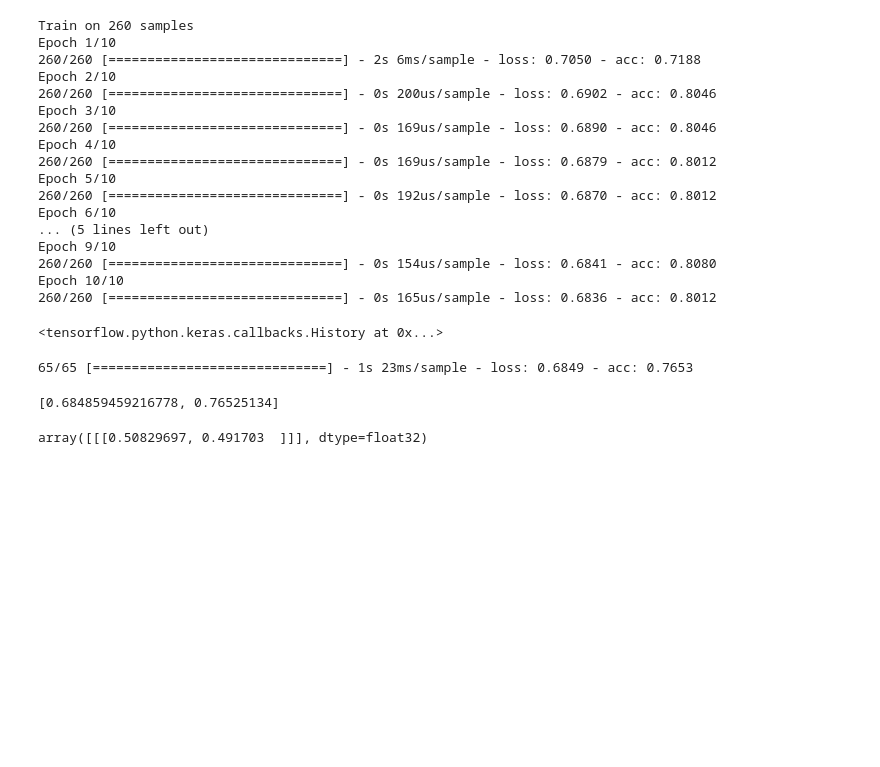
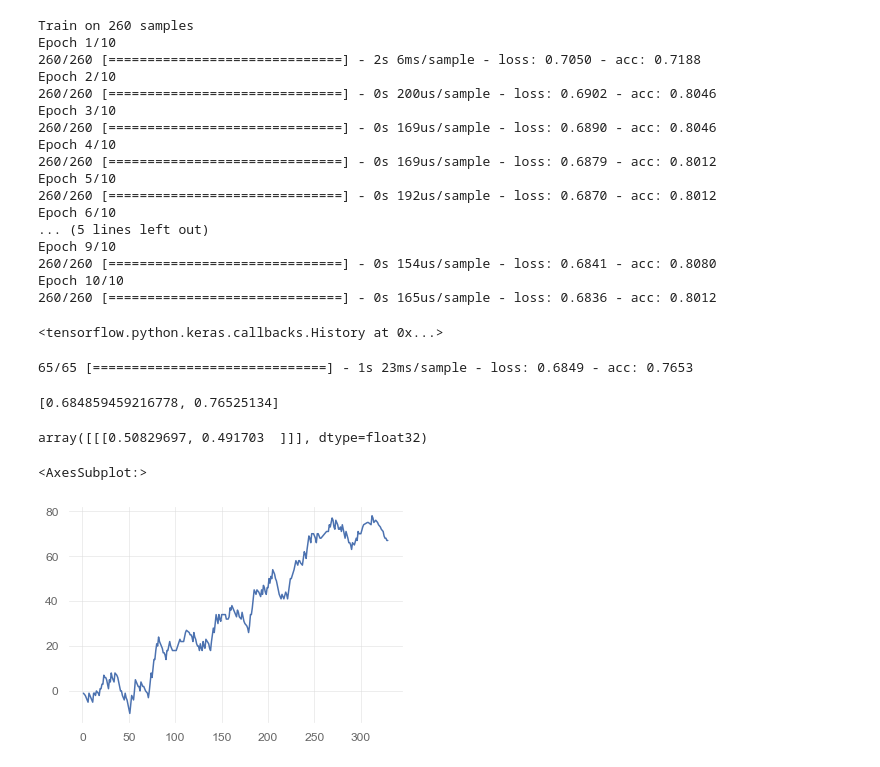
Before and after one commit to devesh2003/Binance-Data-Analysis, a Jupyter notebook: RNN_MA_Strategy.ipynb, the cells around one changed output. Drawn from its saved outputs; the diff is of its cells as text; code cells hidden in the pictures; blank space fills up the shorter version.

```diff
--- a/RNN_MA_Strategy.ipynb
+++ b/RNN_MA_Strategy.ipynb
@@ -174,3 +197,6 @@ tmp = np.reshape(tmp,(1,1,7))
 model.predict(tmp)
 # %% [output]
 array([[[0.50829697, 0.491703  ]]], dtype=float32)
+# %%
+df = df.set_index("Open Time")
+# df = df[ df["Returns"] != 0 ]
@@ -176,0 +205,11 @@ array([[[0.50829697, 0.491703  ]]], dtype=float32)
+# %%
+trades = df[ df["Buy"] == 1 ]
+trades.reset_index(inplace=True)
+# %%
+trades["Gap"] = (trades["Open Time"] - trades["End"].shift(1).fillna(datetime.now())).apply(lambda x: x.total_seconds()/60)
+trades = trades[1:]
+# %%
+trades[ trades["Gap"] >= 0 ]['Returns'].cumsum().plot()
+# %% [output]
+<AxesSubplot:>
+[figure, added]
```
Also changed, not shown: parts of 4 cells of this notebook, 5 other files.
